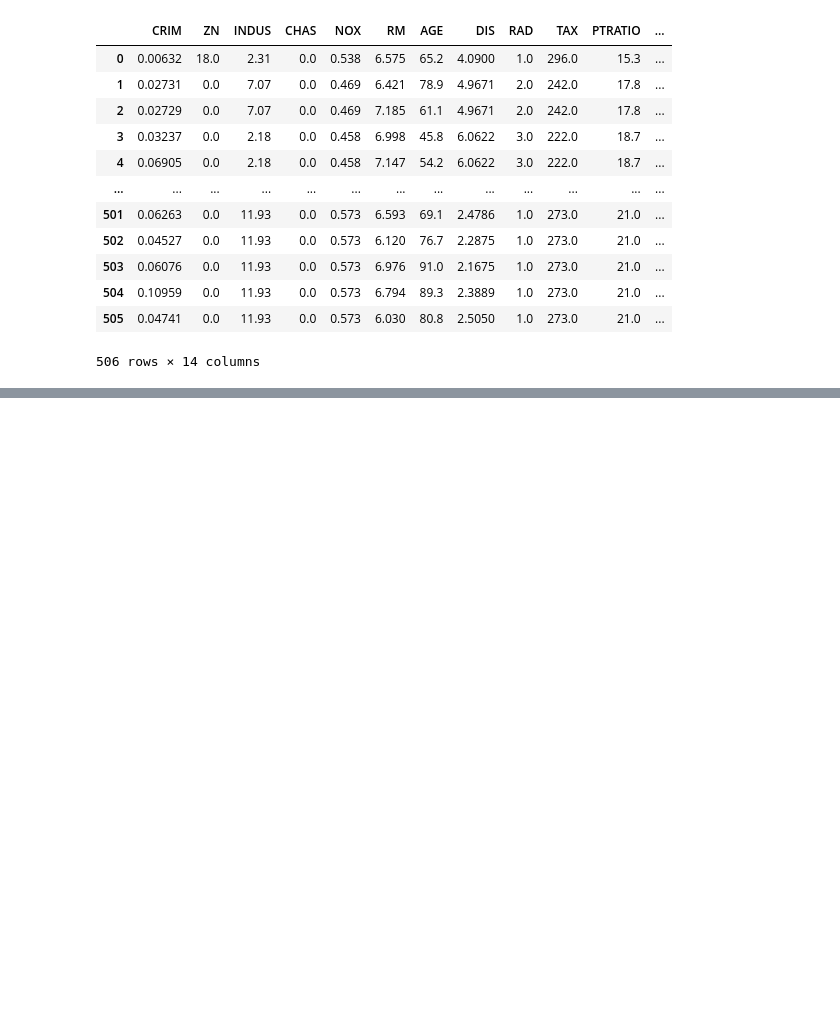
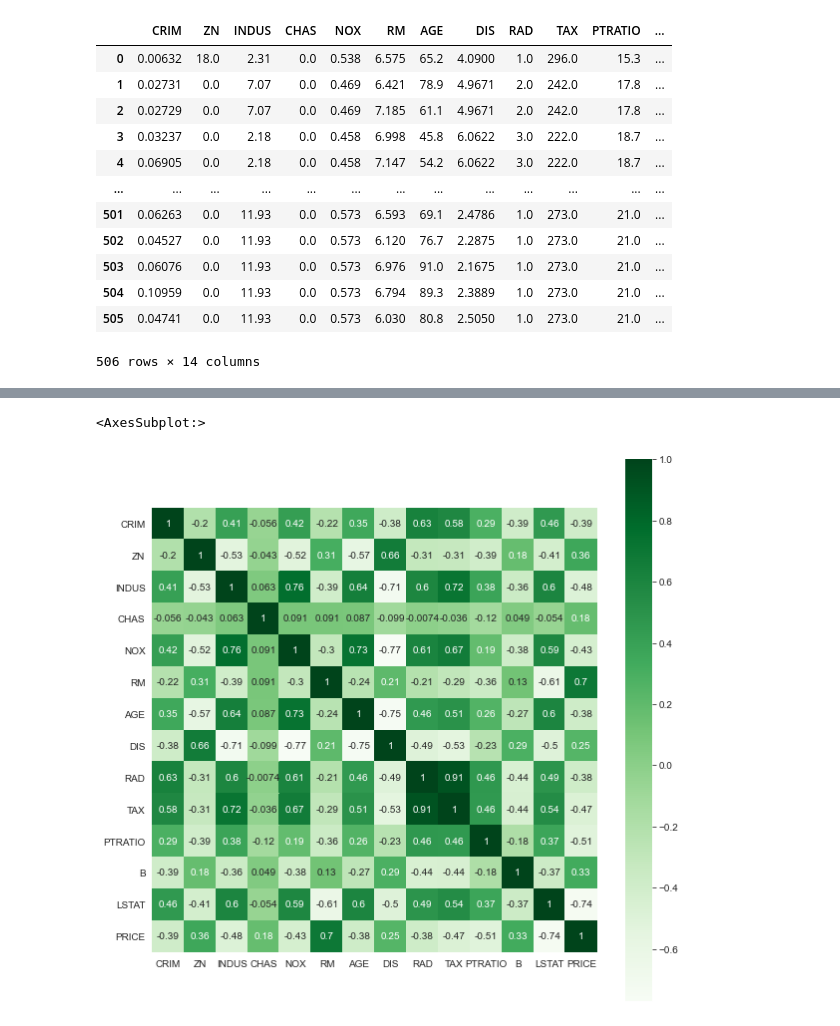
Before and after one commit to DOMINION-JOHN1/Boston-Housing-Price-Prediction, a Jupyter notebook: boston_house_pricing_prediction_model.ipynb, the cells around one changed output, grey strips where cells are left out. Drawn from its saved outputs; the diff is of its cells as text; code cells hidden in the pictures; blank space fills up the shorter version.

Commit message:
exploratory data analysis

```diff
--- a/boston_house_pricing_prediction_model.ipynb
+++ b/boston_house_pricing_prediction_model.ipynb
@@ -73,0 +145,8 @@ boston
+# %%
+corr=data.corr()
+# %%
+plt.figure(figsize=(10,10))
+sns.heatmap(corr,annot=True,square=True,cmap='Greens',cbar=True)
+# %% [output]
+<AxesSubplot:>
+[figure, added]
```
Also changed, not shown: parts of 7 cells of this notebook.
